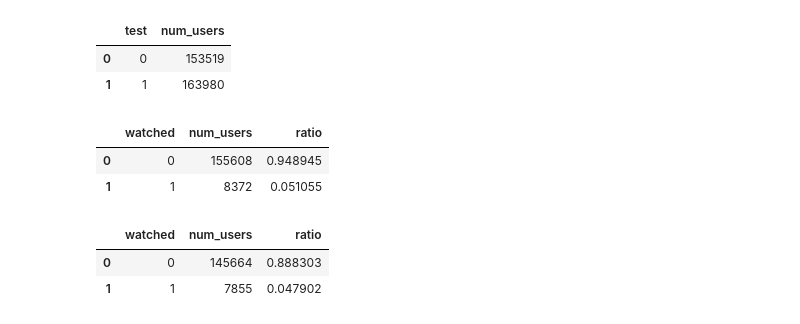
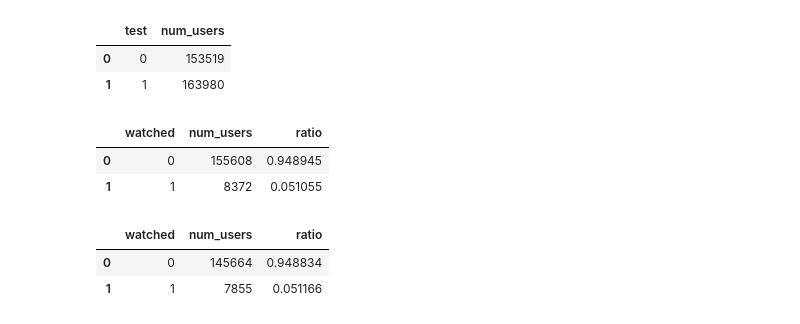
Before and after one commit to sukwkim/US_POLITICS_OF_THE_WEEK, a Jupyter notebook: US_Politics_of_this_week.ipynb, the cells around one changed output. Drawn from its saved outputs; the diff is of its cells as text; code cells hidden in the pictures.

```diff
--- a/US_Politics_of_this_week.ipynb
+++ b/US_Politics_of_this_week.ipynb
@@ -537,9 +555,9 @@ modified_test_group_overall
 | 1 | 1 | 8372 | 0.051055 |
 # %%
 modified_control_group_overall = modified_data[modified_data['test']==0][['viewer_id','watched']].groupby(['watched'])['viewer_id'].nunique().reset_index(name='num_users')
-modified_control_group_overall['ratio'] = modified_control_group_overall['num_users']/163980
+modified_control_group_overall['ratio'] = modified_control_group_overall['num_users']/153519
 modified_control_group_overall
 # %% [output]
 |  | watched | num_users | ratio |
-| 0 | 0 | 145664 | 0.888303 |
-| 1 | 1 | 7855 | 0.047902 |
+| 0 | 0 | 145664 | 0.948834 |
+| 1 | 1 | 7855 | 0.051166 |
```
Also changed, not shown: parts of 5 cells of this notebook.
